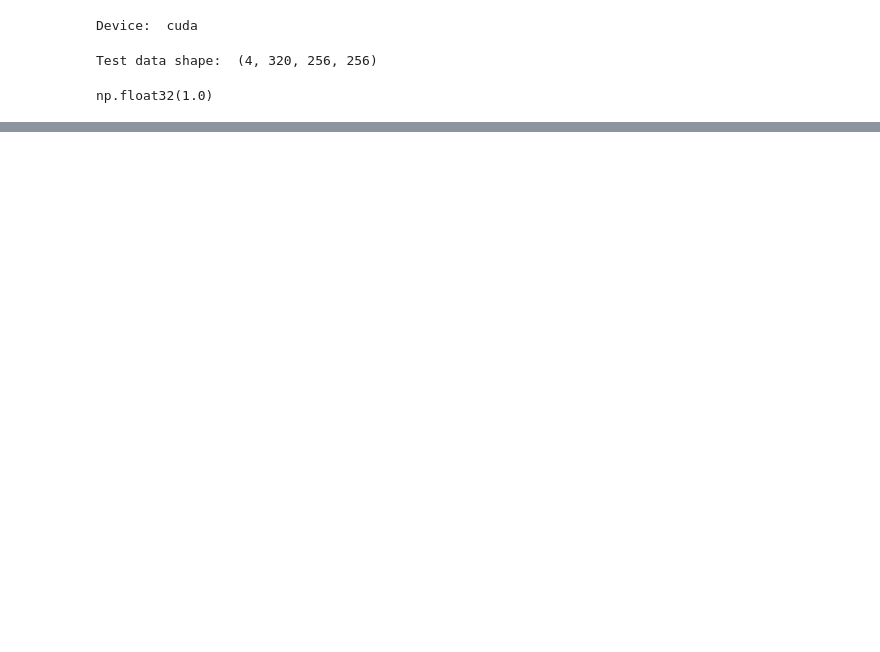
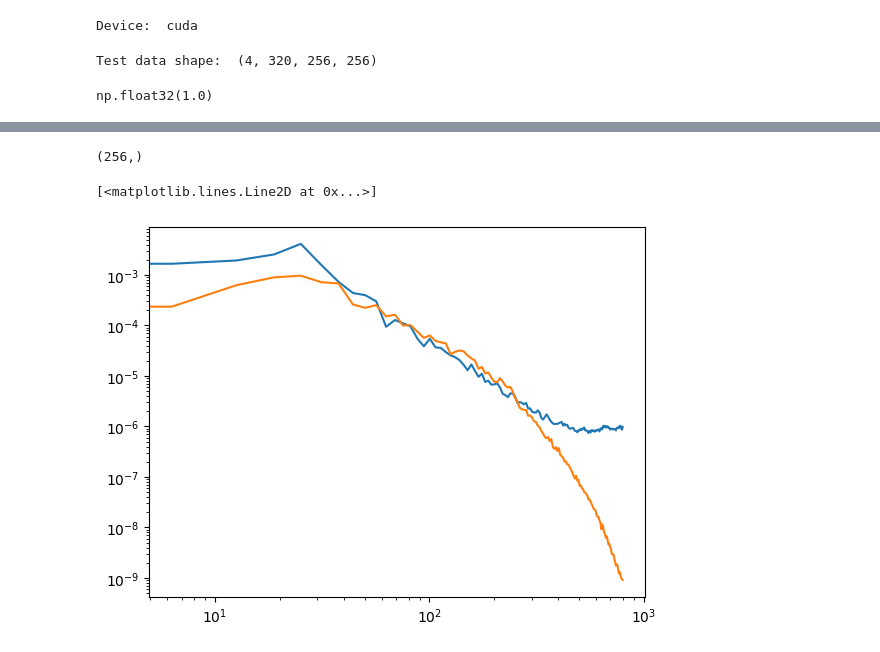
Before and after one commit to baristuran/baris-personal, a Jupyter notebook: data_assimilation.ipynb, the cells around one changed output, grey strips where cells are left out. Saved outputs shown, nothing was run; the diff lists cells and outputs as text; code cells hidden in the pictures; blank space fills up the shorter version.

```diff
--- a/data_assimilation.ipynb
+++ b/data_assimilation.ipynb
@@ -531,0 +151,14 @@ plt.savefig("Beta_Plot.png", dpi=400)
+# %%
+from energy_spectrum import compute_tke_spectrum
+_, wavenumbers, spectrum = compute_tke_spectrum(generated_sample.detach().squeeze().cpu().numpy(),1,1)
+fig,ax = plt.subplots()
+ax.set_xscale("log")
+ax.set_yscale("log")
+print(spectrum.shape)
+_, wavenumbers, spectrum_ground_truth = compute_tke_spectrum(test_snapshots.squeeze()[trajectory],1,1)
+ax.plot(wavenumbers[:128], spectrum[:128])
+ax.plot(wavenumbers[:128], spectrum_ground_truth[:128])
+# %% [output]
+(256,)
+[<matplotlib.lines.Line2D at 0x...>]
+[figure, added]
```
Also changed, not shown: parts of 16 cells of this notebook.
